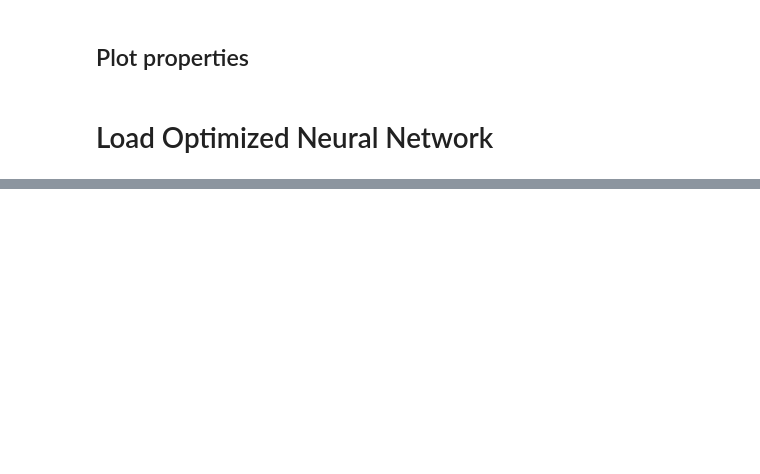
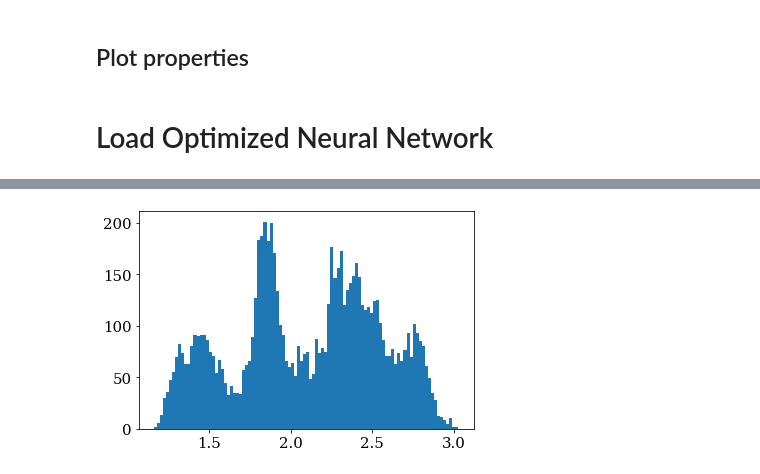
Before and after one commit to wallingTACC/CBRAIN-CAM, a Jupyter notebook: notebooks/tbeucler_devlog/043_Figures_For_Pierre_ML_Geosciences.ipynb, the cells around one changed output, grey strips where cells are left out. Saved outputs shown, nothing was run; the diff lists cells and outputs as text; code cells hidden in the pictures; blank space fills up the shorter version.

```diff
--- a/notebooks/tbeucler_devlog/043_Figures_For_Pierre_ML_Geosciences.ipynb
+++ b/notebooks/tbeucler_devlog/043_Figures_For_Pierre_ML_Geosciences.ipynb
@@ -78,0 +286,4 @@ md.stats = pickle.load(open(path,'rb'))
+# %%
+plt.hist(np.log10(md.res['ent'][:,:,0]).flatten(),bins=100);
+# %% [output]
+[figure, added]
```
Also changed, not shown: parts of 28 cells of this notebook, 33 other files.
